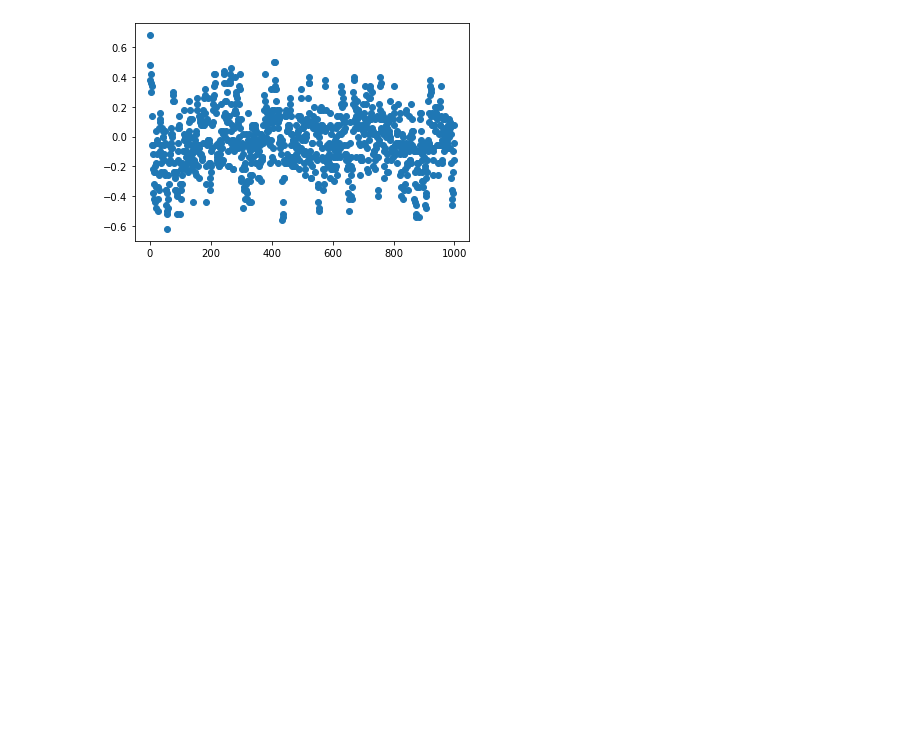
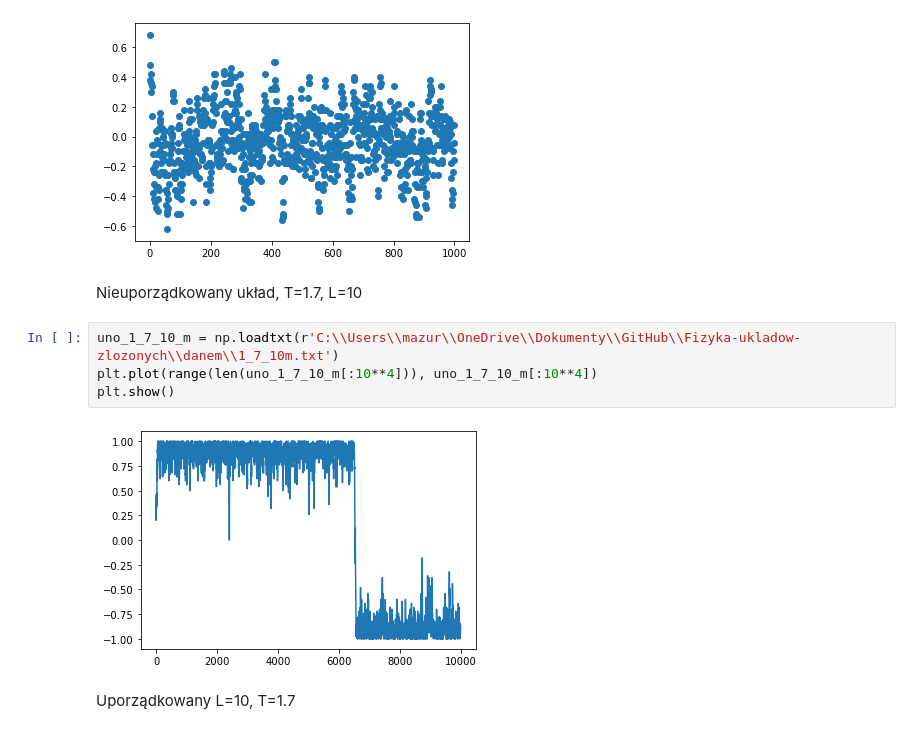
Before and after one commit to Swinkawkrawacie/Fizyka-ukladow-zlozonych, a Jupyter notebook: Generowanie_danych.ipynb, the cells around one changed output. Cells and saved outputs as stored; diff of their text form; blank space fills up the shorter version.

```diff
--- a/Generowanie_danych.ipynb
+++ b/Generowanie_danych.ipynb
@@ -159,3 +159,13 @@ plt.scatter(range(len(L10_T3_m[:10**3])), L10_T3_m[:10**3])
 plt.show()
 # %% [output]
 [figure]
+# %% [markdown]
+Nieuporządkowany układ, T=1.7, L=10
+# %%
+uno_1_7_10_m = np.loadtxt(r'C:\\Users\\mazur\\OneDrive\\Dokumenty\\GitHub\\Fizyka-ukladow-zlozonych\\danem\\1_7_10m.txt')
+plt.plot(range(len(uno_1_7_10_m[:10**4])), uno_1_7_10_m[:10**4])
+plt.show()
+# %% [output]
+[figure, added]
+# %% [markdown]
+Uporządkowany L=10, T=1.7
```
Also changed, not shown: 1 other file.
